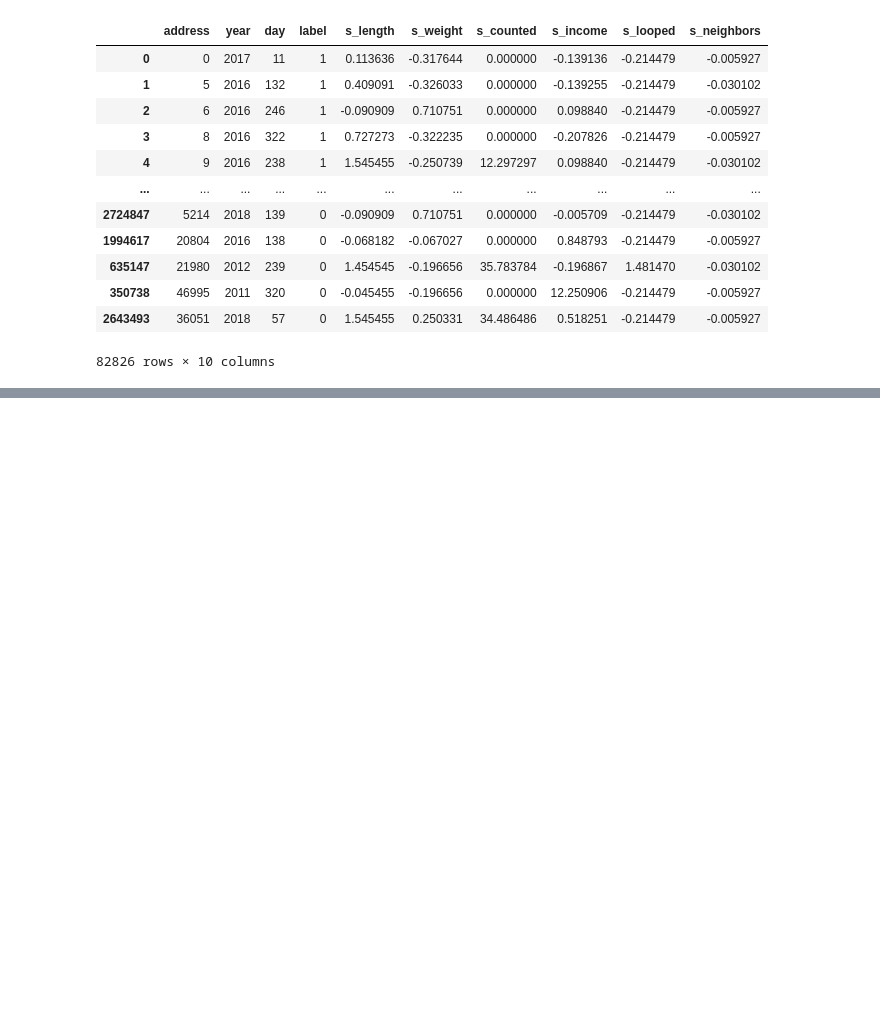
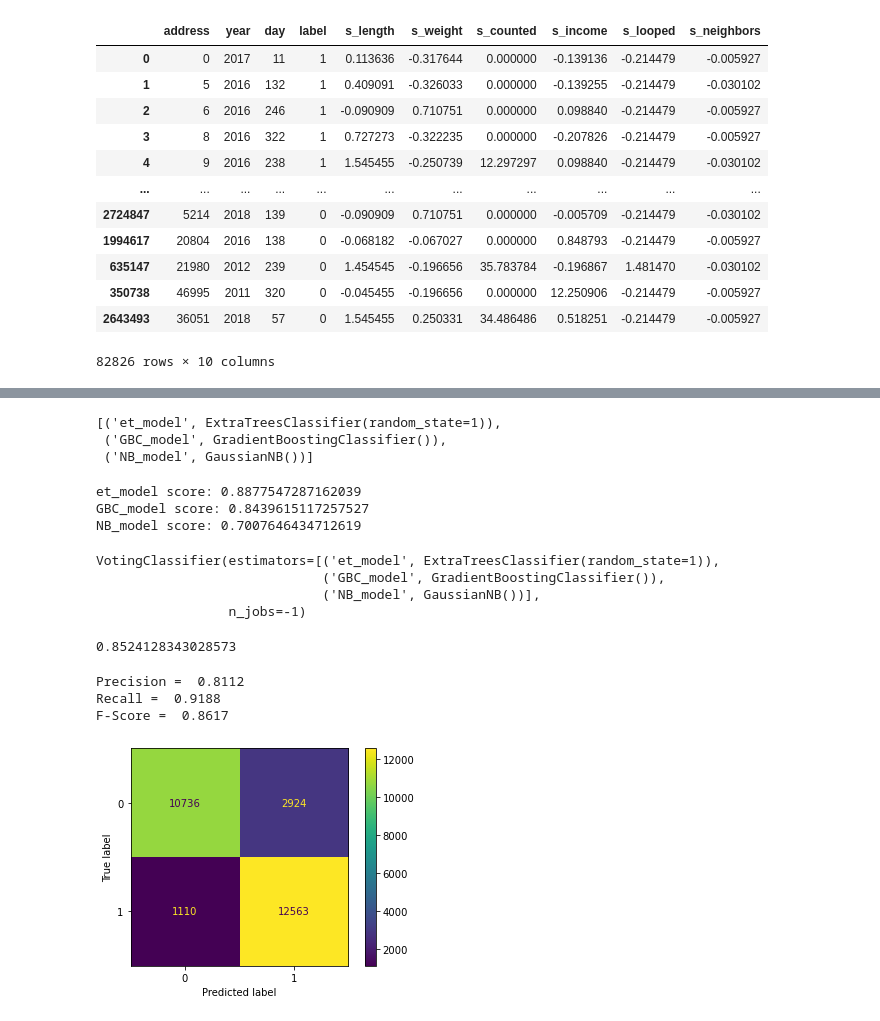
Before and after one commit to SDAIA-T5-Projects/-Ransomware-Transactions-Detection, a Jupyter notebook: Code/Model_experiments.ipynb, the cells around one changed output, grey strips where cells are left out. Drawn from its saved outputs; the diff is of its cells as text; code cells hidden in the pictures; blank space fills up the shorter version.

```diff
--- a/Code/Model_experiments.ipynb
+++ b/Code/Model_experiments.ipynb
@@ -277,0 +293,10 @@ X_train, X_test, y_train, y_test = train_test_split(df_test.drop(columns=['label
+# %%
+# change the path
+for model_name in models:
+
+    curr_model = eval(model_name)
+
+    curr_model.fit(X_train, y_train)
+
+    with open(f"/Users/muntaha/Documents/Project3V2/models/{model_name}.pickle", "wb") as pfile:
+        pickle.dump(curr_model, pfile)
@@ -277,0 +305,51 @@ X_train, X_test, y_train, y_test = train_test_split(df_test.drop(columns=['label
+# %%
+model_names = ["et_model","GBC_model","NB_model"]
+
+for model_name in model_names:
+    with open(f"/Users/muntaha/Documents/Project3V2/models/{model_name}.pickle", "rb") as pfile:
+        exec(f"{model_name} = pickle.load(pfile)")
+
+model_vars = [eval(n) for n in model_names]
+model_list = list(zip(model_names, model_vars))
+# %%
+model_list
+# %% [output]
+[('et_model', ExtraTreesClassifier(random_state=1)),
+ ('GBC_model', GradientBoostingClassifier()),
+ ('NB_model', GaussianNB())]
+# %%
+# each model performance -> score\
+
+for model_name in model_names:
+    curr_model = eval(model_name)
+    print(f'{model_name} score: {curr_model.score(X_test, y_test)}')
+# %% [output]
+et_model score: 0.8877547287162039
+GBC_model score: 0.8439615117257527
+NB_model score: 0.7007646434712619
+# %%
+# create voting classifier
+voting_classifer = VotingClassifier(estimators = model_list,
+                                    voting='hard', #<-- hard voting
+                                    n_jobs=-1)
+voting_classifer.fit(X_train, y_train)
+# %% [output]
+VotingClassifier(estimators=[('et_model', ExtraTreesClassifier(random_state=1)),
+                             ('GBC_model', GradientBoostingClassifier()),
+                             ('NB_model', GaussianNB())],
+                 n_jobs=-1)
+# %%
+y_pred = voting_classifer.predict(X_test)
+accuracy_score(y_test, y_pred)
+# %% [output]
+0.8524128343028573
+# %%
+plot_confusion_matrix(voting_classifer, X_test, y_test);
+
+precision, recall, fscore, support = precision_recall_fscore_support(y_test, y_pred, average='binary')
+print('Precision = ',round(precision,4),'\nRecall = ', round(recall,4), '\nF-Score = ',round(fscore,4))
+# %% [output]
+Precision =  0.8112
+Recall =  0.9188
+F-Score =  0.8617
+[figure, added]
```
Also changed, not shown: parts of 14 cells of this notebook.
